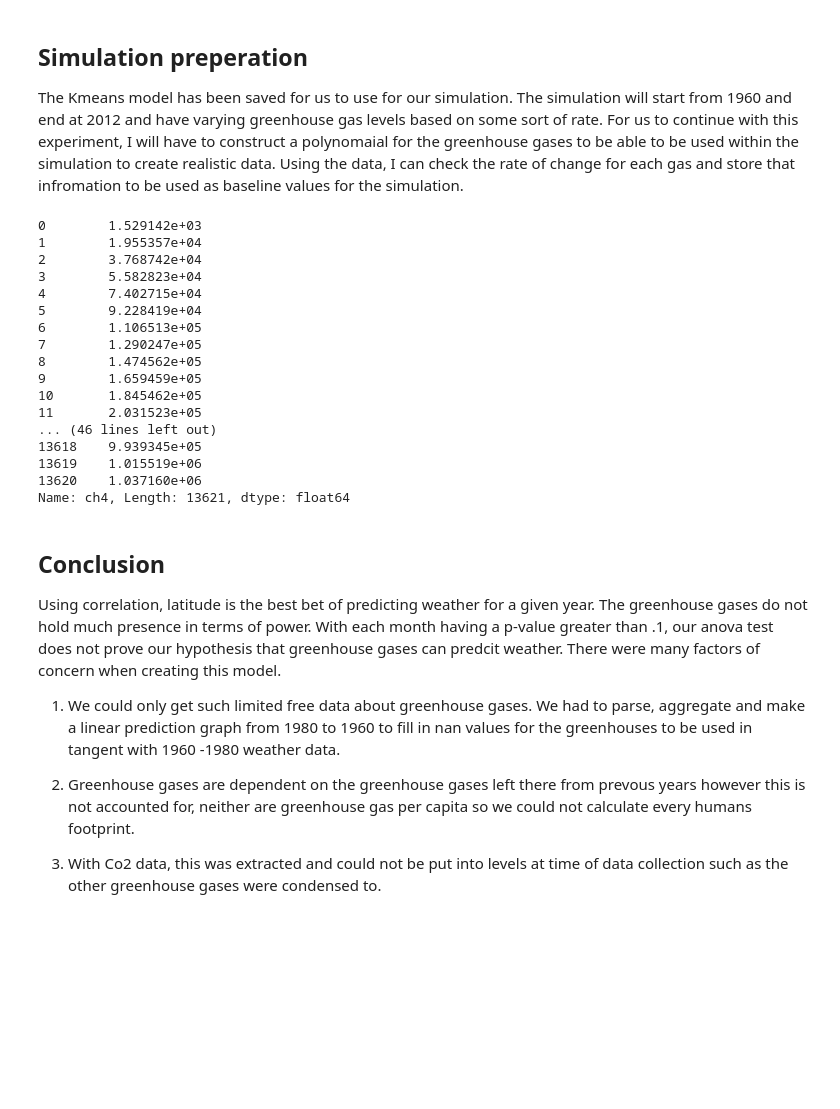
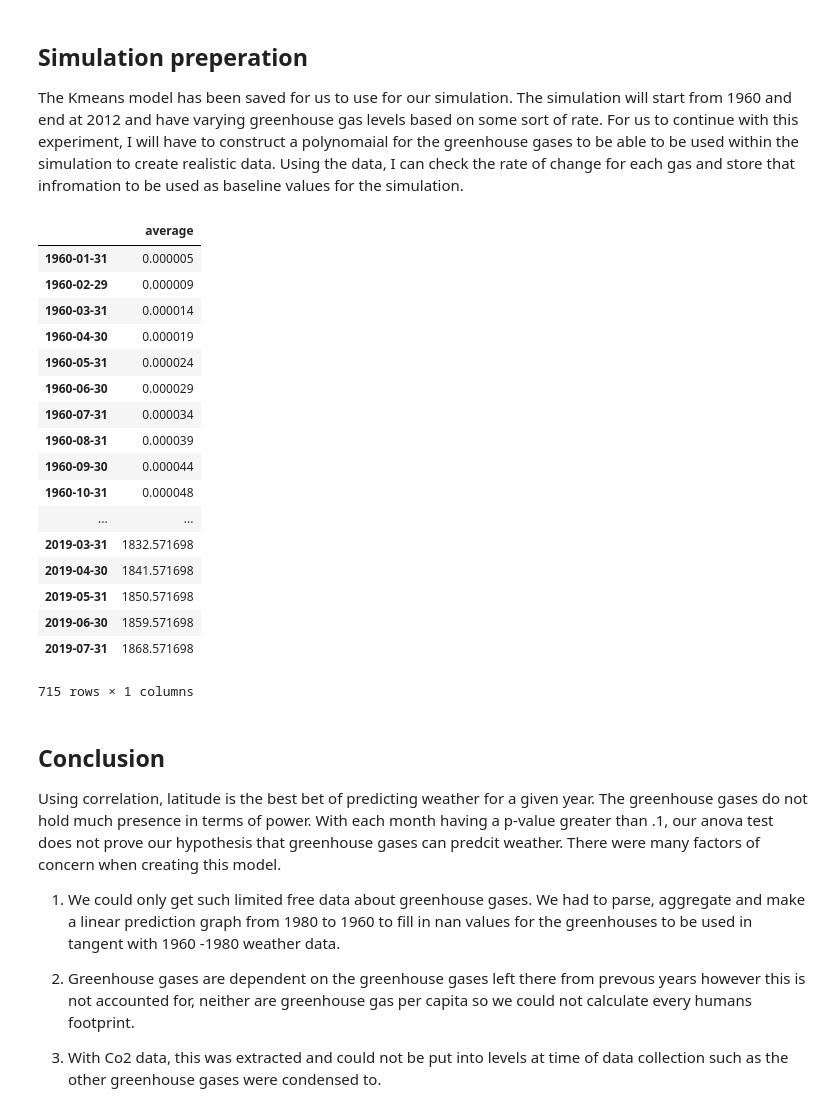
Before and after one commit to Scare983/ClimateChangeMLSimulation, a Jupyter notebook: Analysis.ipynb, the cells around one changed output. Cells and saved outputs as stored; diff of their text form; code cells hidden in the pictures; blank space fills up the shorter version.

```diff
--- a/Analysis.ipynb
+++ b/Analysis.ipynb
@@ -1020,25 +1022,27 @@ for greenhouseObj in [sf6_obj, CH4_obj, co2_obj, n2o_obj]:
         rate.to_csv(path_or_buf ='./greenhouseRates/{}Rates.csv'.format(greenhouseObj.dataName),header= 'rate', index_label='dt' )
 # %%
 monthData[0][monthData[0]['LongLat']==0]
-monthData[0]['ch4']
+#monthData[0]['ch4']
+sf6_obj.monthDataFrame
 # %% [output]
+|  | average |
+| 1960-01-31 | 0.000005 |
+| 1960-02-29 | 0.000009 |
+| 1960-03-31 | 0.000014 |
+| 1960-04-30 | 0.000019 |
+| 1960-05-31 | 0.000024 |
+| 1960-06-30 | 0.000029 |
+| 1960-07-31 | 0.000034 |
+| 1960-08-31 | 0.000039 |
+| 1960-09-30 | 0.000044 |
+| 1960-10-31 | 0.000048 |
+| ... | ... |
+| 2019-03-31 | 1832.571698 |
+| 2019-04-30 | 1841.571698 |
+| 2019-05-31 | 1850.571698 |
+| 2019-06-30 | 1859.571698 |
+| 2019-07-31 | 1868.571698 |
-0        1.529142e+03
-1        1.955357e+04
-2        3.768742e+04
-3        5.582823e+04
-4        7.402715e+04
-5        9.228419e+04
-6        1.106513e+05
-7        1.290247e+05
-8        1.474562e+05
-9        1.659459e+05
-10       1.845462e+05
-11       2.031523e+05
-... (46 lines left out)
-13618    9.939345e+05
-13619    1.015519e+06
-13620    1.037160e+06
-Name: ch4, Length: 13621, dtype: float64
+715 rows × 1 columns
 # %% [markdown]
 ## Conclusion
 
```
Also changed, not shown: parts of 5 cells of this notebook, 12 other files.
